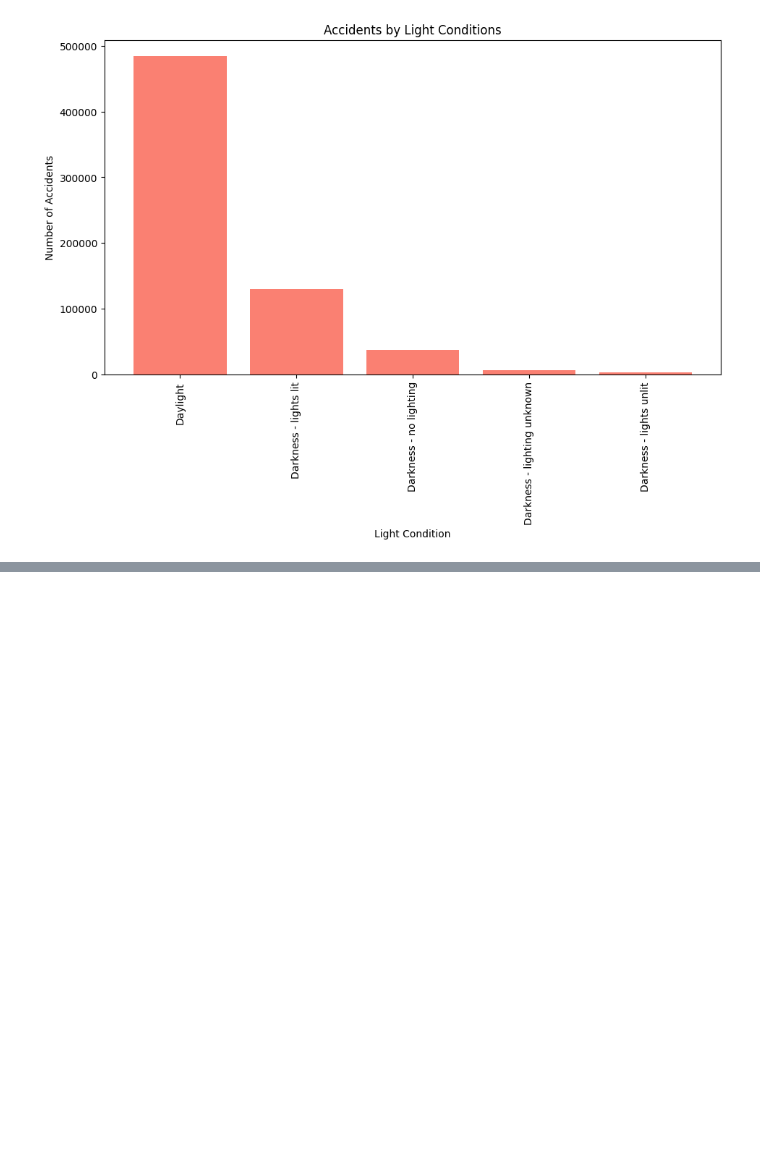
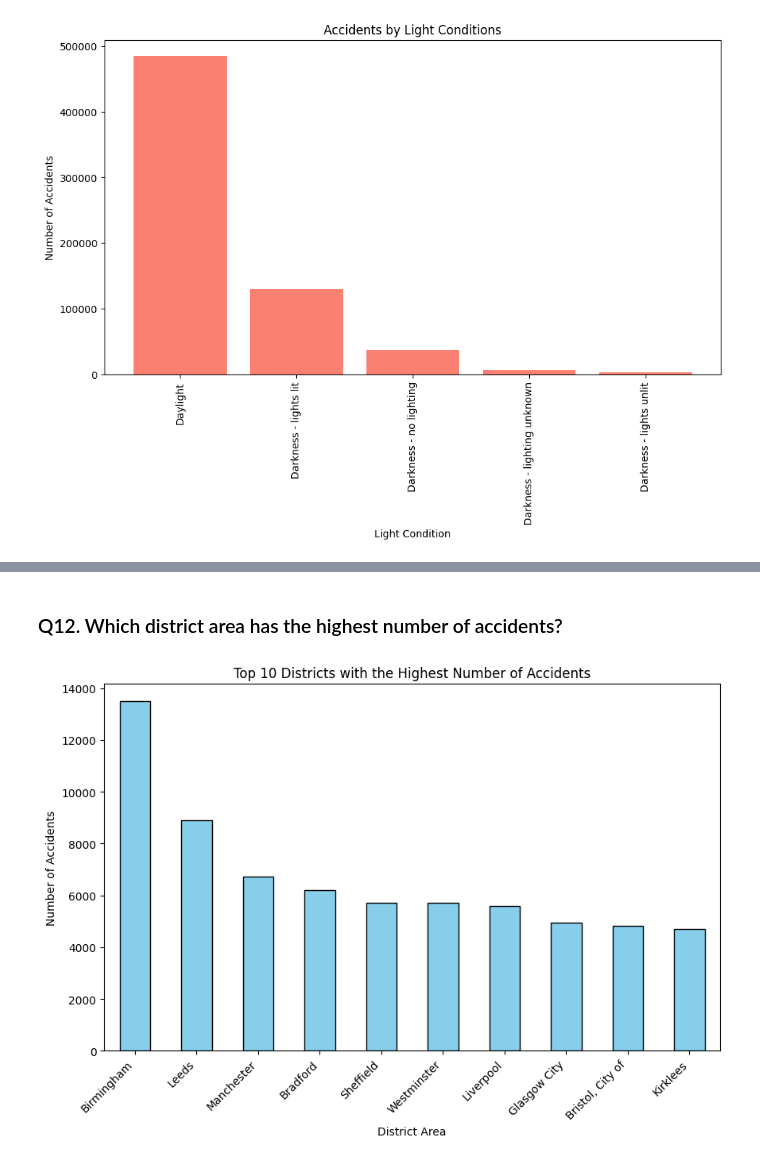
Before and after one commit to CheloMacatangay/ACT2, a Jupyter notebook: Activity2.ipynb, the cells around one changed output, grey strips where cells are left out. Drawn from its saved outputs; the diff is of its cells as text; code cells hidden in the pictures; blank space fills up the shorter version.

```diff
--- a/Activity2.ipynb
+++ b/Activity2.ipynb
@@ -398,0 +415,16 @@ Most accidents happen in daylight simply because more vehicles are on the road,
+# %% [markdown]
+<h3>
+Q12. Which district area has the highest number of accidents?</h3>
+# %%
+district_counts = accident['District Area'].value_counts().head(10)
+
+plt.figure(figsize=(10,6))
+district_counts.plot(kind='bar', color='skyblue', edgecolor='black')
+
+plt.title("Top 10 Districts with the Highest Number of Accidents")
+plt.xlabel("District Area")
+plt.ylabel("Number of Accidents")
+plt.xticks(rotation=45, ha='right')
+plt.show()
+# %% [output]
+[figure, added]
```
Also changed, not shown: parts of 19 cells of this notebook.
